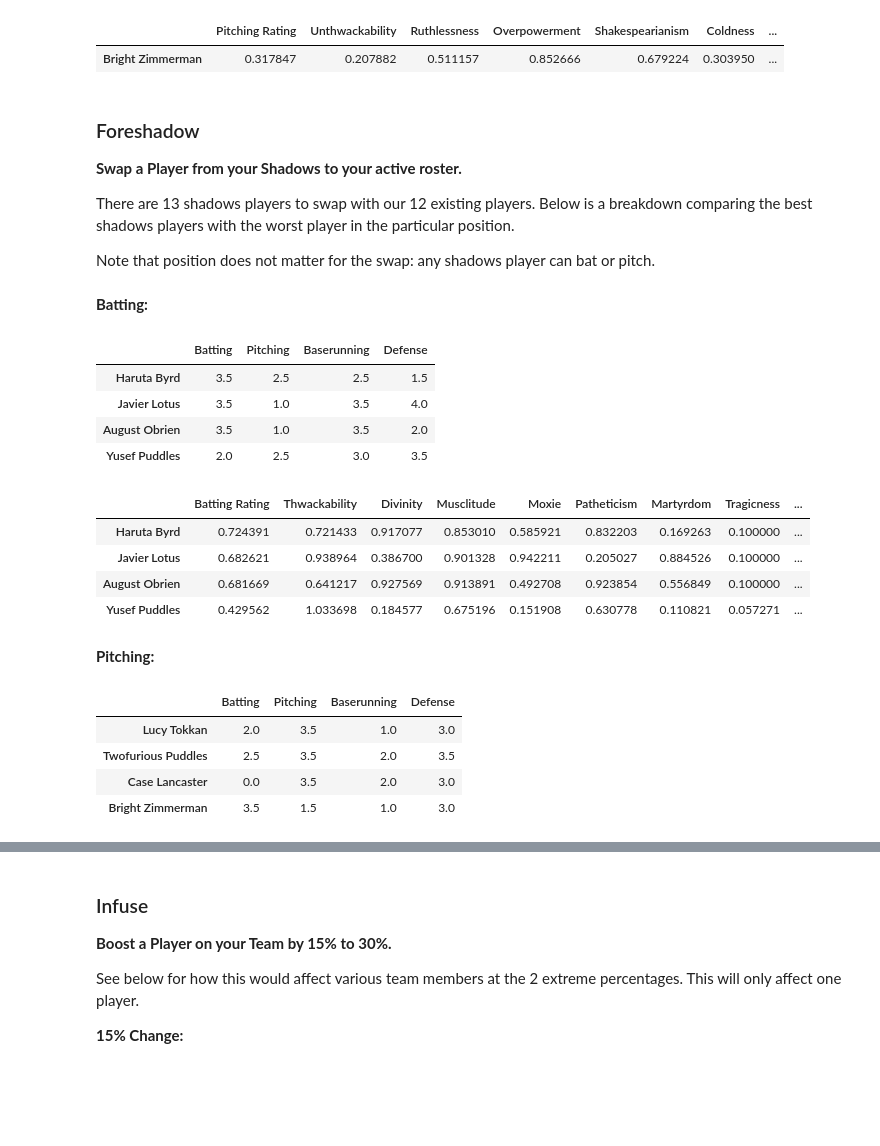
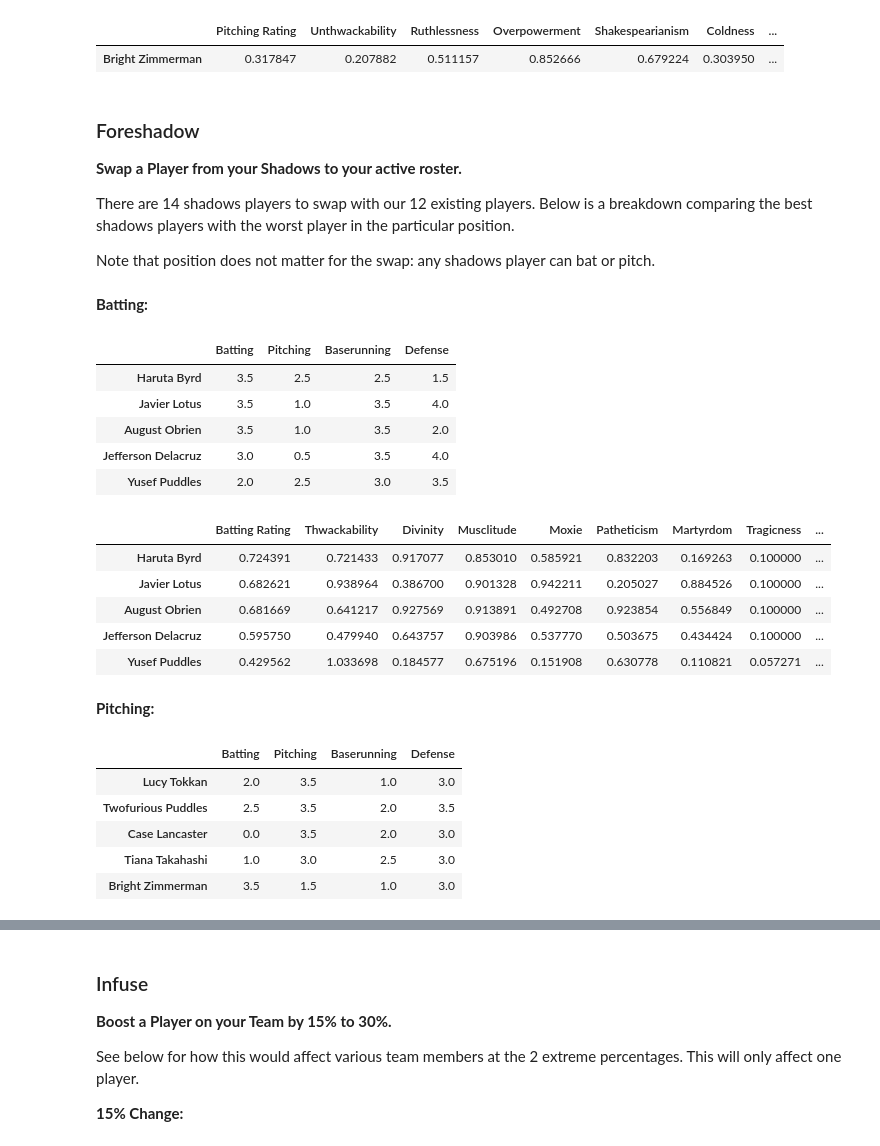
Before and after one commit to robbyblum/blaseball_notebooks, a Jupyter notebook: election_notes/s13.ipynb, the cells around one changed output, grey strips where cells are left out. Saved outputs shown, nothing was run; the diff lists cells and outputs as text; code cells hidden in the pictures; blank space fills up the shorter version.

```diff
--- a/election_notes/s13.ipynb
+++ b/election_notes/s13.ipynb
@@ -186,7 +186,7 @@ set_heatmap(get_pitching_stlats(sort_rotation(pies, 1)), maxVal=1)
 ### Foreshadow
 **Swap a Player from your Shadows to your active roster.**
 
-There are 13 shadows players to swap with our 12 existing players. Below is a breakdown comparing the best shadows
+There are 14 shadows players to swap with our 12 existing players. Below is a breakdown comparing the best shadows
 players with the worst player in the particular position.
 
 Note that position does not matter for the swap: any shadows player can bat or pitch.
@@ -195,15 +195,16 @@ Note that position does not matter for the swap: any shadows player can bat or p
 # %%
 shadows = pies.bullpen + pies.bench
 shadows.sort(key=lambda x: x.batting_rating, reverse=True)
-best_batting_shadows = shadows[0:3]
+best_batting_shadows = shadows[0:4]
 worst_batter = sort_lineup(pies, 1)[0]
 
 get_stars(best_batting_shadows + [worst_batter])
 # %% [output]
 |  | Batting | Pitching | Baserunning | Defense |
 | Haruta Byrd | 3.5 | 2.5 | 2.5 | 1.5 |
 | Javier Lotus | 3.5 | 1.0 | 3.5 | 4.0 |
 | August Obrien | 3.5 | 1.0 | 3.5 | 2.0 |
+| Jefferson Delacruz | 3.0 | 0.5 | 3.5 | 4.0 |
 | Yusef Puddles | 2.0 | 2.5 | 3.0 | 3.5 |
 # %%
 set_heatmap(get_batting_stlats(best_batting_shadows + [worst_batter]), maxVal=1)
@@ -212,12 +213,13 @@ set_heatmap(get_batting_stlats(best_batting_shadows + [worst_batter]), maxVal=1)
 | Haruta Byrd | 0.724391 | 0.721433 | 0.917077 | 0.853010 | 0.585921 | 0.832203 | 0.169263 | 0.100000 | ... |
 | Javier Lotus | 0.682621 | 0.938964 | 0.386700 | 0.901328 | 0.942211 | 0.205027 | 0.884526 | 0.100000 | ... |
 | August Obrien | 0.681669 | 0.641217 | 0.927569 | 0.913891 | 0.492708 | 0.923854 | 0.556849 | 0.100000 | ... |
+| Jefferson Delacruz | 0.595750 | 0.479940 | 0.643757 | 0.903986 | 0.537770 | 0.503675 | 0.434424 | 0.100000 | ... |
 | Yusef Puddles | 0.429562 | 1.033698 | 0.184577 | 0.675196 | 0.151908 | 0.630778 | 0.110821 | 0.057271 | ... |
 # %% [markdown]
 **Pitching:**
 # %%
 shadows.sort(key=lambda x: x.pitching_rating, reverse=True)
-best_pitching_shadows = shadows[0:3]
+best_pitching_shadows = shadows[0:4]
 worst_pitcher = sort_rotation(pies, 1)[0]
 
 get_stars(best_pitching_shadows + [worst_pitcher])
@@ -226,6 +228,7 @@ get_stars(best_pitching_shadows + [worst_pitcher])
 | Lucy Tokkan | 2.0 | 3.5 | 1.0 | 3.0 |
 | Twofurious Puddles | 2.5 | 3.5 | 2.0 | 3.5 |
 | Case Lancaster | 0.0 | 3.5 | 2.0 | 3.0 |
+| Tiana Takahashi | 1.0 | 3.0 | 2.5 | 3.0 |
 | Bright Zimmerman | 3.5 | 1.5 | 1.0 | 3.0 |
 # %%
 set_heatmap(get_pitching_stlats(best_pitching_shadows + [worst_pitcher]), maxVal=1)
```
Also changed, not shown: parts of 18 cells of this notebook.
